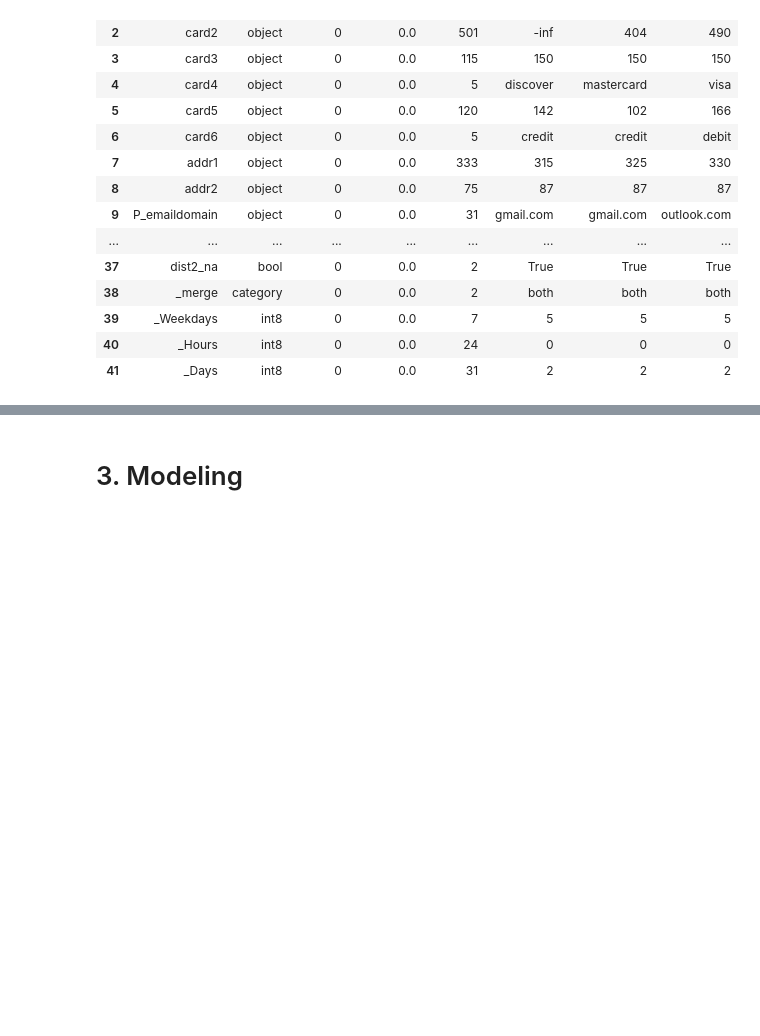
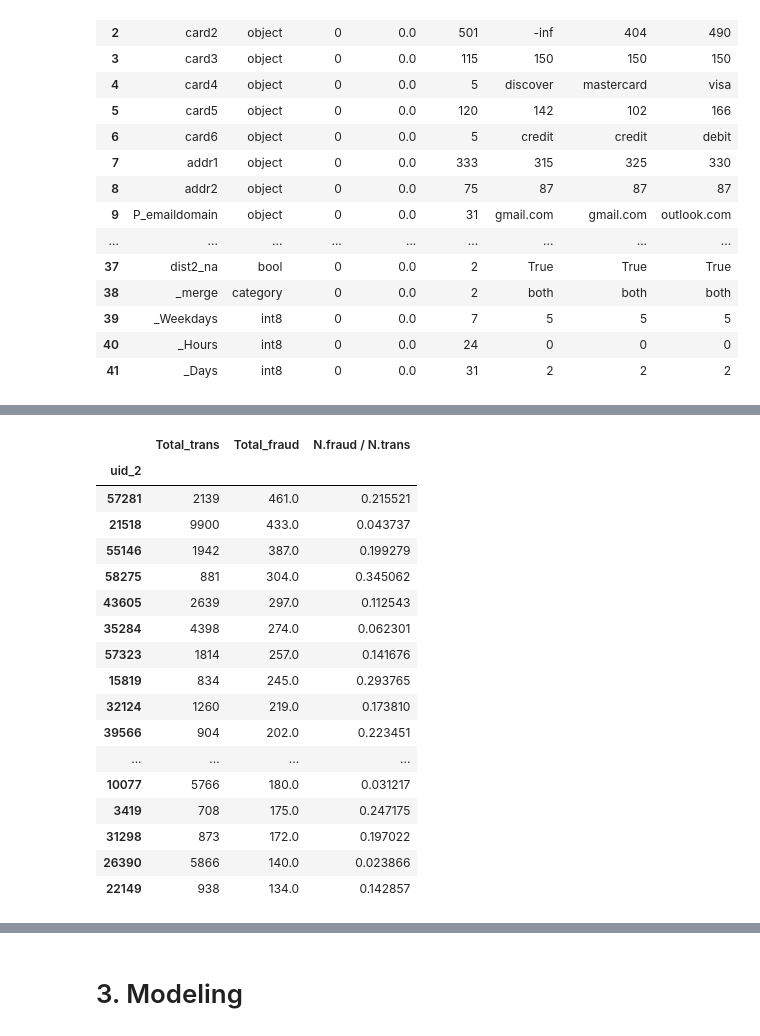
Before and after one commit to DataCampM2DSSAF/suivi-du-data-camp-zeta-team, a Jupyter notebook: Code merged works/5.CatBoost_v2.ipynb, the cells around one changed output, grey strips where cells are left out. Cells and saved outputs as stored; diff of their text form; code cells hidden in the pictures; blank space fills up the shorter version.

```diff
--- a/Code merged works/5.CatBoost_v2.ipynb
+++ b/Code merged works/5.CatBoost_v2.ipynb
@@ -244,0 +273,26 @@ Dataset Shape: (590540, 30)
+# %%
+res = df_train.groupby(['uid_2']).agg({'isFraud' : ['count', 'sum']})
+res = res.droplevel(0, axis = 1)
+res.columns = ['Total_trans', 'Total_fraud']
+res.index.name = 'uid_2'
+res['N.fraud / N.trans'] = res['Total_fraud'] / res['Total_trans']
+res.sort_values('Total_fraud', ascending=False).head(20)
+# %% [output]
+|  | Total_trans | Total_fraud | N.fraud / N.trans |
+| uid_2 |  |  |  |
+| 57281 | 2139 | 461.0 | 0.215521 |
+| 21518 | 9900 | 433.0 | 0.043737 |
+| 55146 | 1942 | 387.0 | 0.199279 |
+| 58275 | 881 | 304.0 | 0.345062 |
+| 43605 | 2639 | 297.0 | 0.112543 |
+| 35284 | 4398 | 274.0 | 0.062301 |
+| 57323 | 1814 | 257.0 | 0.141676 |
+| 15819 | 834 | 245.0 | 0.293765 |
+| 32124 | 1260 | 219.0 | 0.173810 |
+| 39566 | 904 | 202.0 | 0.223451 |
+| ... | ... | ... | ... |
+| 10077 | 5766 | 180.0 | 0.031217 |
+| 3419 | 708 | 175.0 | 0.247175 |
+| 31298 | 873 | 172.0 | 0.197022 |
+| 26390 | 5866 | 140.0 | 0.023866 |
+| 22149 | 938 | 134.0 | 0.142857 |
```
Also changed, not shown: parts of 31 cells of this notebook.
